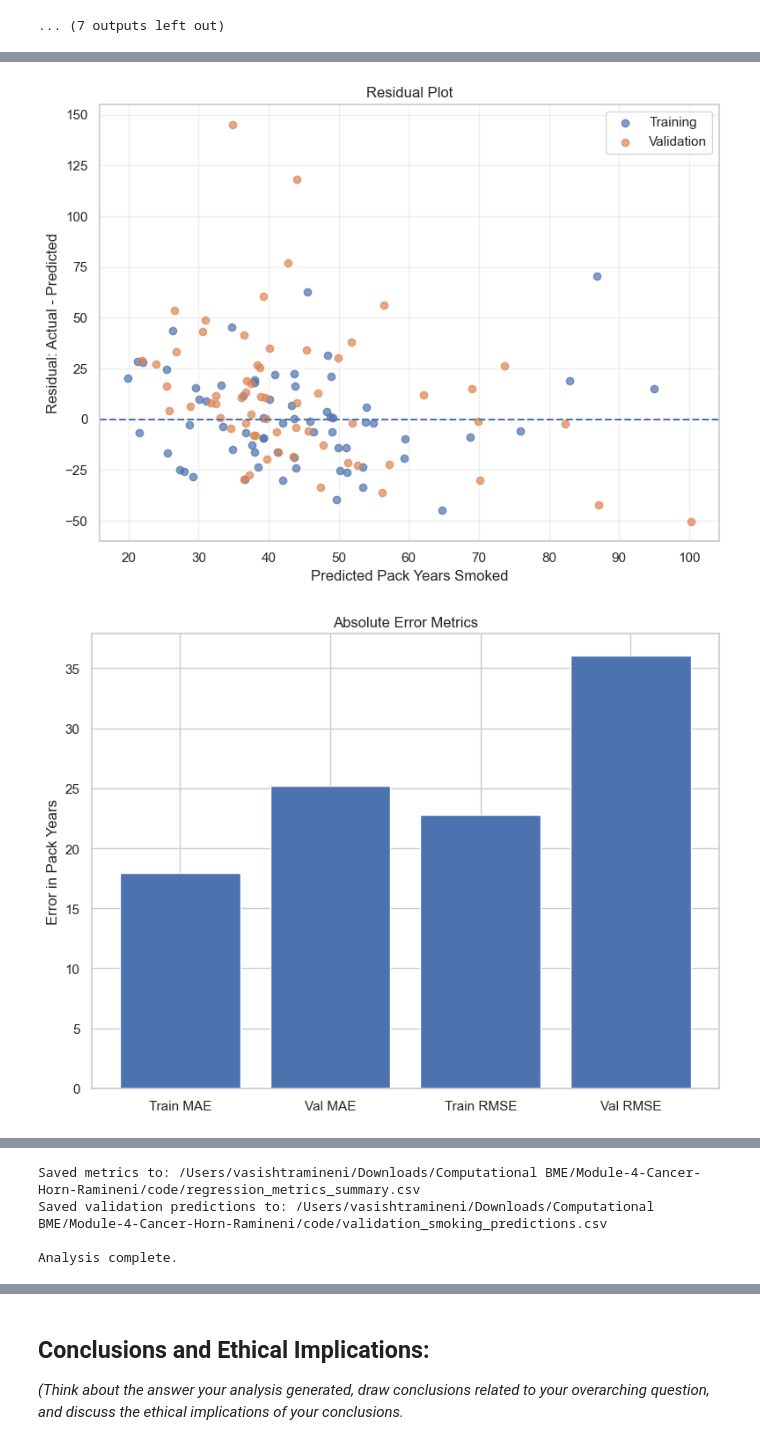
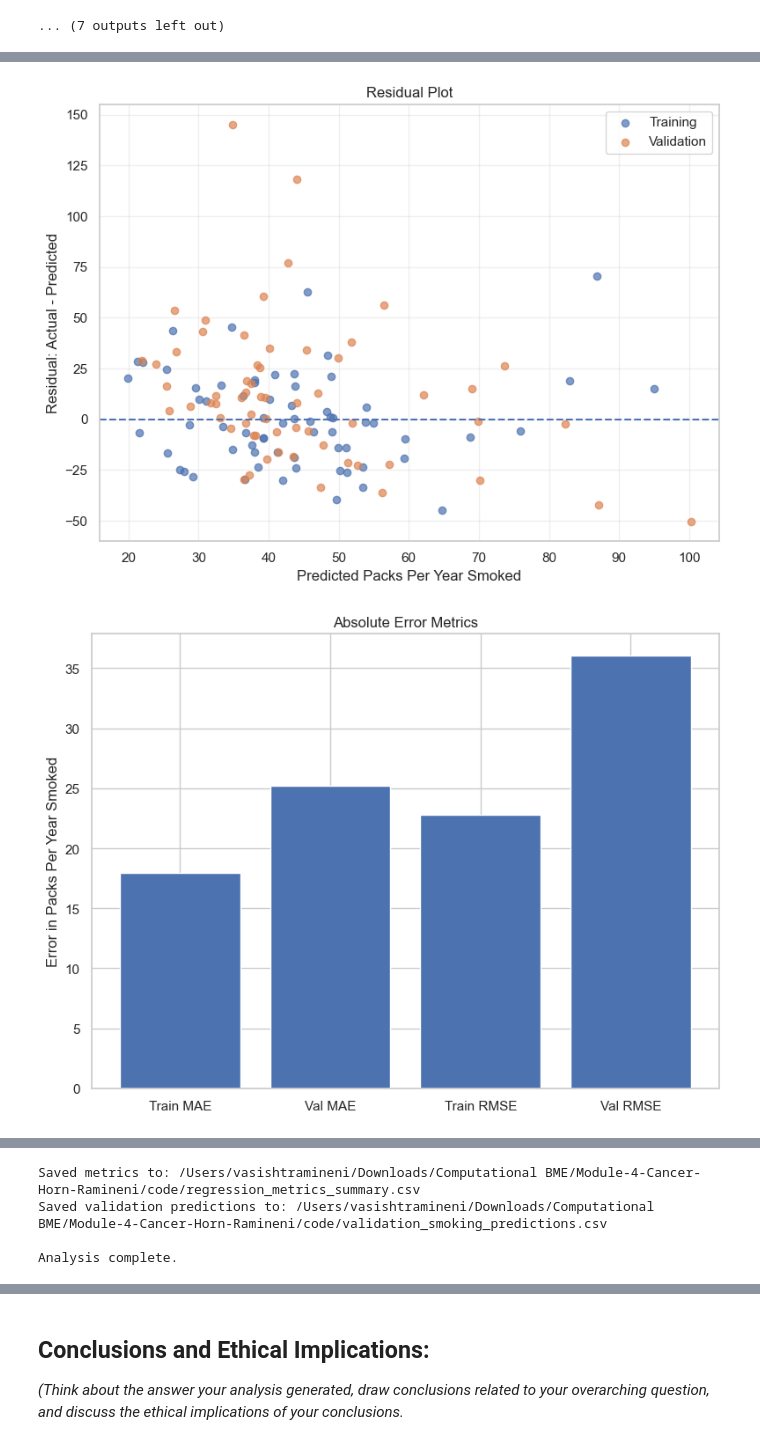
Before and after one commit to smgroves/Module-4-Cancer, a Jupyter notebook: code/Module 4 Template.ipynb, the cells around one changed output, grey strips where cells are left out. Saved outputs shown, nothing was run; the diff lists cells and outputs as text; code cells hidden in the pictures.

```diff
--- a/code/Module 4 Template.ipynb
+++ b/code/Module 4 Template.ipynb
@@ -961,7 +962,7 @@ def compute_regression_metrics(y_train_true, y_train_pred, y_val_true, y_val_pre
     plt.scatter(y_train_pred, train_residuals, alpha=0.7, label="Training")
     plt.scatter(y_val_pred, val_residuals, alpha=0.7, label="Validation")
     plt.axhline(0, linestyle="--")
-    plt.xlabel("Predicted Pack Years Smoked")
+    plt.xlabel("Predicted Packs Per Year Smoked")
     plt.ylabel("Residual: Actual - Predicted")
     plt.title("Residual Plot")
     plt.legend()
@@ -975,7 +976,7 @@ def compute_regression_metrics(y_train_true, y_train_pred, y_val_true, y_val_pre
         ["Train MAE", "Val MAE", "Train RMSE", "Val RMSE"],
         [train_mae, val_mae, train_rmse, val_rmse]
     )
-    plt.ylabel("Error in Pack Years")
+    plt.ylabel("Error in Packs Per Year Smoked")
     plt.title("Absolute Error Metrics")
     plt.tight_layout()
     plt.show()
@@ -994,8 +995,8 @@ def compute_regression_metrics(y_train_true, y_train_pred, y_val_true, y_val_pre
                 linestyle=":",
                 label="Mean baseline prediction")
 
-    plt.xlabel("Actual Pack Years Smoked")
-    plt.ylabel("Predicted Pack Years Smoked")
+    plt.xlabel("Actual Packs Per Year Smoked")
+    plt.ylabel("Predicted Packs Per Year Smoked")
     plt.title("Validation Set: Actual vs Predicted")
     plt.legend()
     plt.grid(True, alpha=0.3)
@@ -1238,10 +1239,10 @@ scatter = plt.scatter(
     alpha=0.7,
     edgecolors="black"
 )
-plt.colorbar(scatter, label="Pack Years Smoked")
+plt.colorbar(scatter, label="Packs Per Year Smoked")
 plt.xlabel(f"PC1 ({pca.explained_variance_ratio_[0]*100:.1f}% variance)")
 plt.ylabel(f"PC2 ({pca.explained_variance_ratio_[1]*100:.1f}% variance)")
-plt.title("Training Set PCA Colored by Pack Years Smoked")
+plt.title("Training Set PCA Colored by Packs Per Year Smoked")
 plt.grid(True, alpha=0.3)
 plt.tight_layout()
 plt.show()
@@ -1256,10 +1257,10 @@ scatter = plt.scatter(
     alpha=0.7,
     edgecolors="black"
 )
-plt.colorbar(scatter, label="Pack Years Smoked")
+plt.colorbar(scatter, label="Packs Per Year Smoked")
 plt.xlabel(f"PC1 ({pca.explained_variance_ratio_[0]*100:.1f}% variance)")
 plt.ylabel(f"PC2 ({pca.explained_variance_ratio_[1]*100:.1f}% variance)")
-plt.title("Validation Set PCA Colored by Pack Years Smoked")
+plt.title("Validation Set PCA Colored by Packs Per Year Smoked")
 plt.grid(True, alpha=0.3)
 plt.tight_layout()
 plt.show()
@@ -1372,10 +1373,10 @@ try:
         alpha=0.7,
         edgecolors="black"
     )
-    plt.colorbar(scatter, label="Pack Years Smoked")
+    plt.colorbar(scatter, label="Packs Per Year Smoked")
     plt.xlabel("UMAP 1")
     plt.ylabel("UMAP 2")
-    plt.title("UMAP of Validation Set Colored by Pack Years Smoked")
+    plt.title("UMAP of Validation Set Colored by Packs Per Year Smoked")
     plt.grid(True, alpha=0.3)
     plt.tight_layout()
     plt.show()
@@ -1392,7 +1393,7 @@ metrics_df.to_csv(metrics_path, index=False)
 
 results_path = current_dir / "validation_smoking_predictions.csv"
 val_results = val_smoking_data.copy()
-val_results["predicted_pack_years"] = y_val_pred.flatten()
+val_results["predicted_packs_per_year"] = y_val_pred.flatten()
 val_results.to_csv(results_path)
 
 print("\nSaved metrics to:", metrics_path)
@@ -1422,19 +1423,19 @@ Validation samples with smoking data: 62
 Gradient Descent Weights
 Intercept, PC1, PC2: [43.76119403 14.87851419 -0.05140985]
 
 Validation Results
 Validation MSE: 1300.6836
 Validation R²: -0.2499
 
 ============================================================
 ABSOLUTE AND RELATIVE REGRESSION METRICS
 ============================================================
       Dataset        MAE          MSE       RMSE        R2  Normalized_RMSE  \
 0    Training  17.936599   520.568660  22.815974  0.298611         0.521375
 ... (5 lines left out)
 
    RMSE_improvement_vs_baseline_percent
 0                             16.251025
 1                             -4.905489
-[figure, old version]
+[figure, new version]
-[figure, old version]
+[figure, new version]
```
Also changed, not shown: parts of 7 cells of this notebook, 1 other file.
